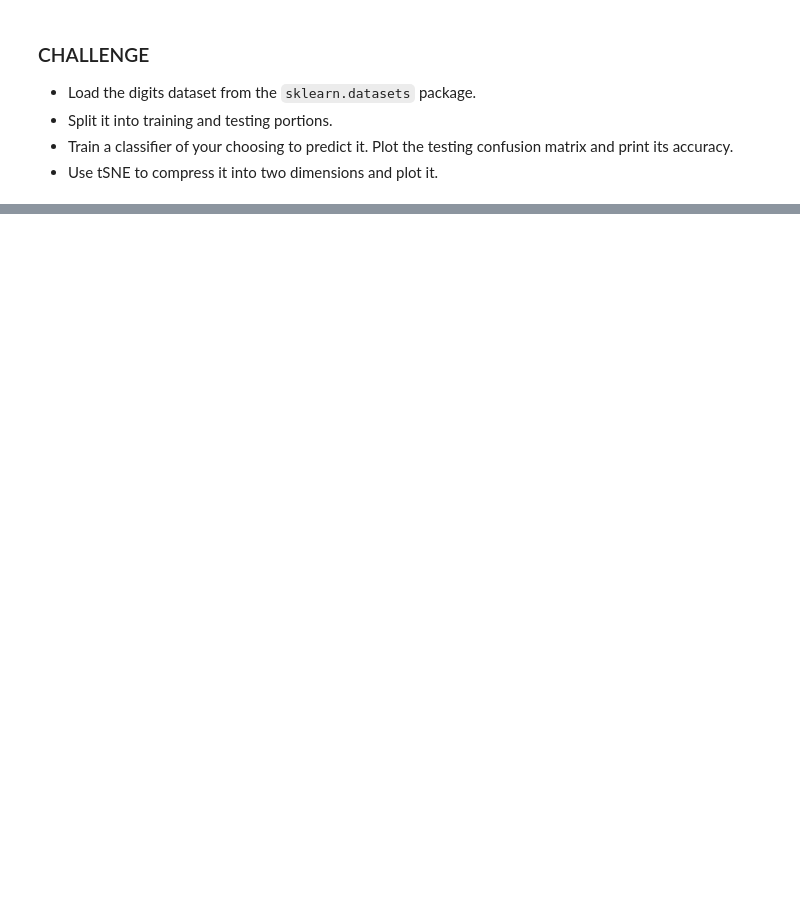
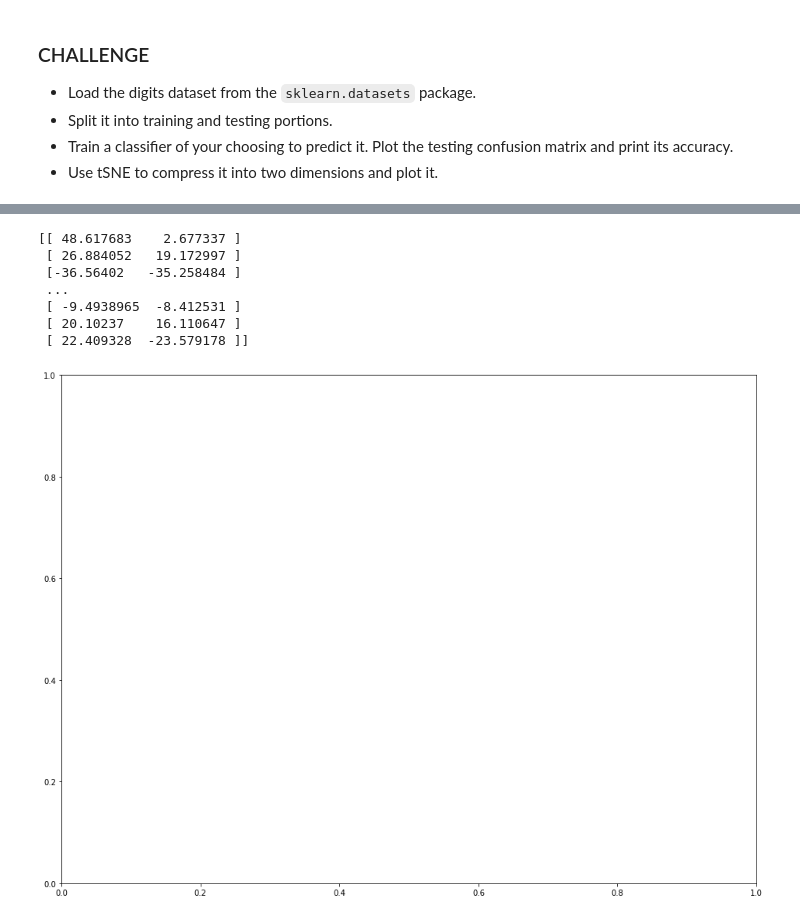
Before and after one commit to jasonsommer/cs6600-notebooks, a Jupyter notebook: 11-introduction-to-sklearn.ipynb, the cells around one changed output, grey strips where cells are left out. Cells and saved outputs as stored; diff of their text form; code cells hidden in the pictures; blank space fills up the shorter version.

```diff
--- a/11-introduction-to-sklearn.ipynb
+++ b/11-introduction-to-sklearn.ipynb
@@ -800,0 +822,19 @@ ax.scatter(
+# %%
+tsne = TSNE(n_components=2, perplexity=30)
+X_tsne = tsne.fit_transform(X_train)
+print(X_tsne)
+
+fig, axes = plt.subplots(1, 1, figsize=(16,12))
+
+colors = ["navy", "turquoise", "darkorange"]
+markers = ['o', 's', '^']
+X_transformed = {"tSNE": X_tsne }
+# %% [output]
+[[ 48.617683    2.677337 ]
+ [ 26.884052   19.172997 ]
+ [-36.56402   -35.258484 ]
+ ...
+ [ -9.4938965  -8.412531 ]
+ [ 20.10237    16.110647 ]
+ [ 22.409328  -23.579178 ]]
+[figure, added]
```
Also changed, not shown: parts of 37 cells of this notebook.
